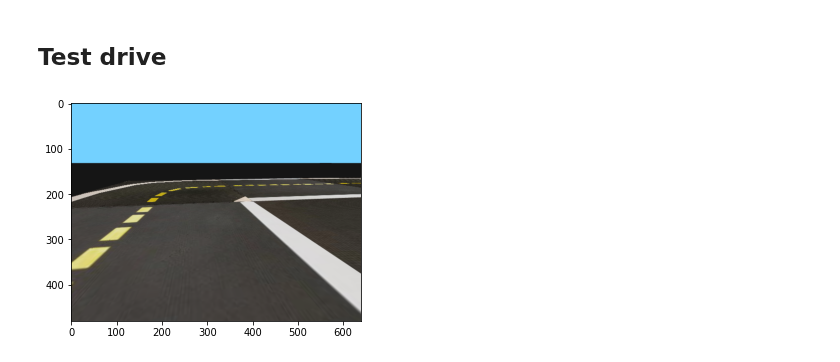
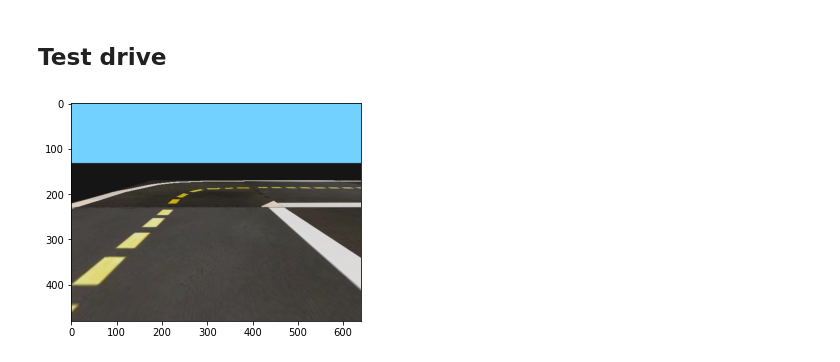
Before and after one commit to giuliovv/duckrace, a Jupyter notebook: configuration.ipynb, the cells around one changed output. Saved outputs shown, nothing was run; the diff lists cells and outputs as text; code cells hidden in the pictures.

```diff
--- a/configuration.ipynb
+++ b/configuration.ipynb
@@ -180,23 +180,13 @@ Position(x=0.7019999, y=1.34470641, theta=0.0)
 # %%
 env.reset()
 for i in range(10):
-
-    lane_pose = env.get_lane_pos2(env.cur_pos, env.cur_angle)
-    distance_to_road_center = lane_pose.dist
-    angle_from_straight_in_rads = lane_pose.angle_rad
-
-    k_p = 10
-    k_d = 1
-    speed = 0.5
-    steering = k_p*distance_to_road_center + k_d*angle_from_straight_in_rads
-
-    obs, reward, done, info = env.step([speed, steering])
+    obs, reward, done, info = env.step([1, 1])
     plt.imshow(obs)
     ipythondisplay.clear_output(wait=True)
     ipythondisplay.display(plt.gcf())
 
     if done:
         break
 ipythondisplay.clear_output(wait=True)
 # %% [output]
-[figure, old version]
+[figure, new version]
```
